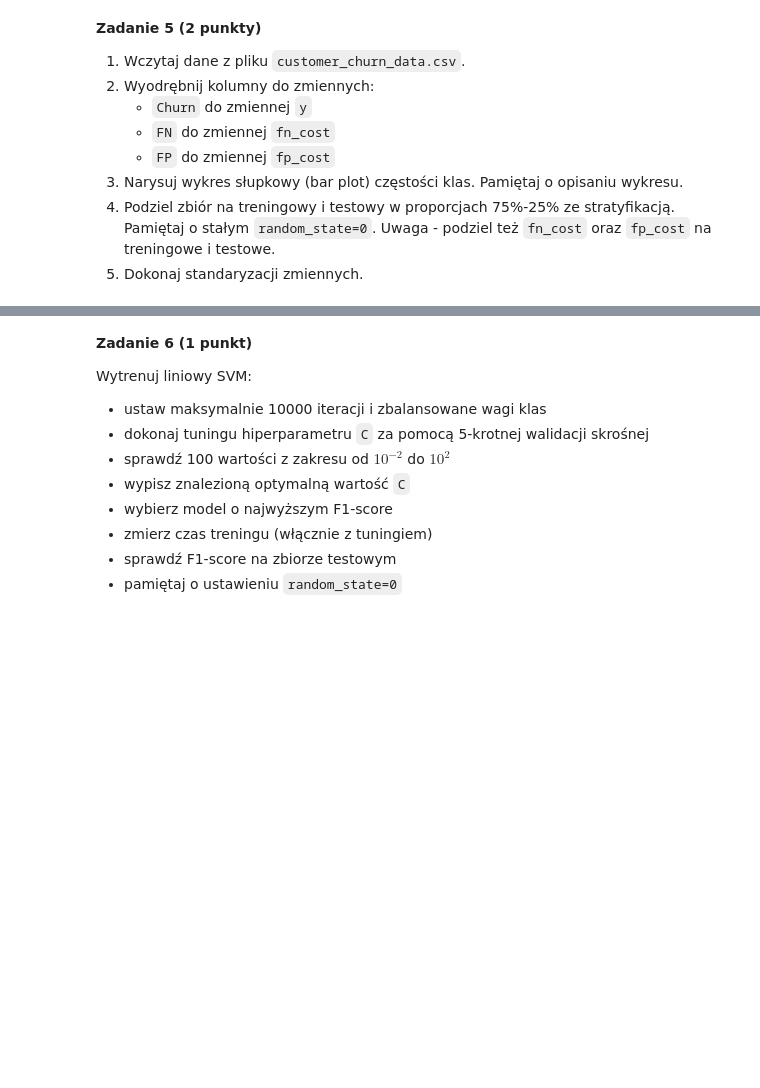
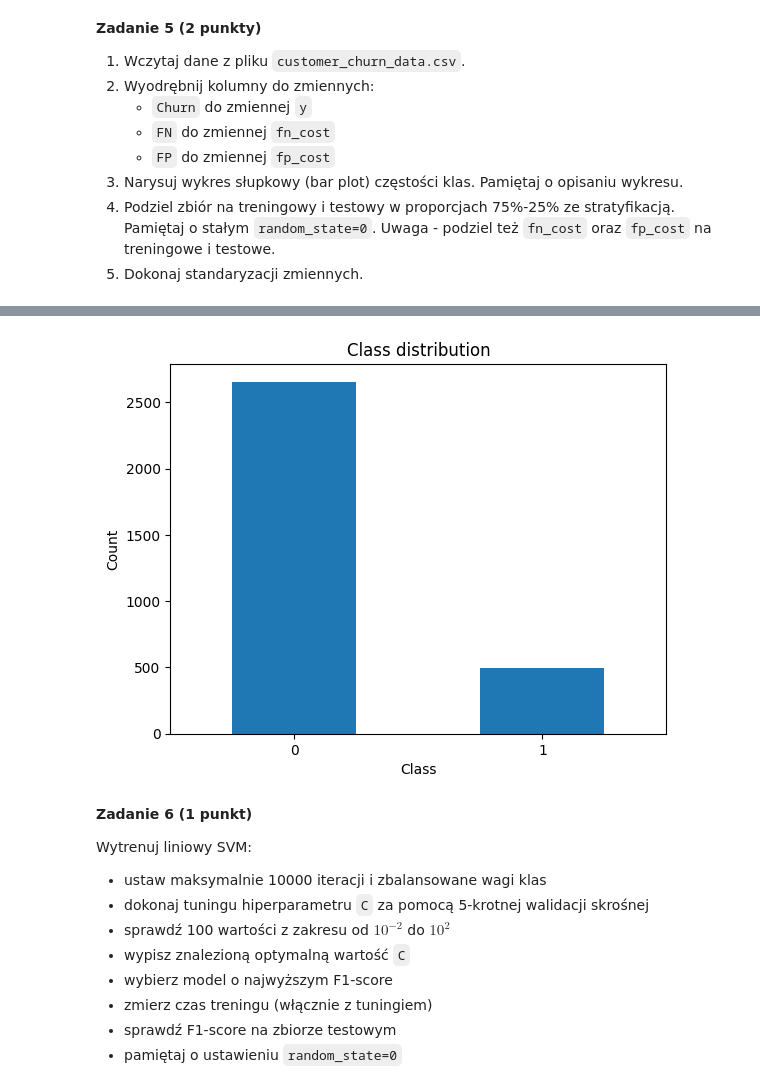
Before and after one commit to mpodmokly/podstawy-uczenia-maszynowego-24-25, a Jupyter notebook: lab3/notebook.ipynb, the cells around one changed output, grey strips where cells are left out. Saved outputs shown, nothing was run; the diff lists cells and outputs as text; code cells hidden in the pictures; blank space fills up the shorter version.

```diff
--- a/lab3/notebook.ipynb
+++ b/lab3/notebook.ipynb
@@ -63,11 +63,12 @@ X_test_scaled = scaler.transform(df_test)
 # %%
 import matplotlib.pyplot as plt
 
-counts = y_train.value_counts()
-counts.plot(kind='bar')
+def class_distribution(y_class):
+    counts = y_class.value_counts()
+    counts.plot(kind='bar')
 
-plt.xticks(rotation=0)
-plt.xlabel("Class")
-plt.ylabel("Count")
-plt.title("Class distribution")
-plt.show()
+    plt.xticks(rotation=0)
+    plt.xlabel("Class")
+    plt.ylabel("Count")
+    plt.title("Class distribution")
+    plt.show()
@@ -300,3 +300,6 @@ Zbiór został wzięty z Kaggle (opublikował go tam Ruholla Jafari-Marandi). W
 3. Narysuj wykres słupkowy (bar plot) częstości klas. Pamiętaj o opisaniu wykresu.
 4. Podziel zbiór na treningowy i testowy w proporcjach 75%-25% ze stratyfikacją. Pamiętaj o stałym `random_state=0`. Uwaga - podziel też `fn_cost` oraz `fp_cost` na treningowe i testowe.
 5. Dokonaj standaryzacji zmiennych.
+# %%
+df = pd.read_csv("customer_churn_data.csv")
+df.head()
@@ -302,0 +313,5 @@ Zbiór został wzięty z Kaggle (opublikował go tam Ruholla Jafari-Marandi). W
+# %%
+y = df.pop("Churn")
+class_distribution(y)
+# %% [output]
+[figure, added]
```
Also changed, not shown: parts of 5 cells of this notebook.
